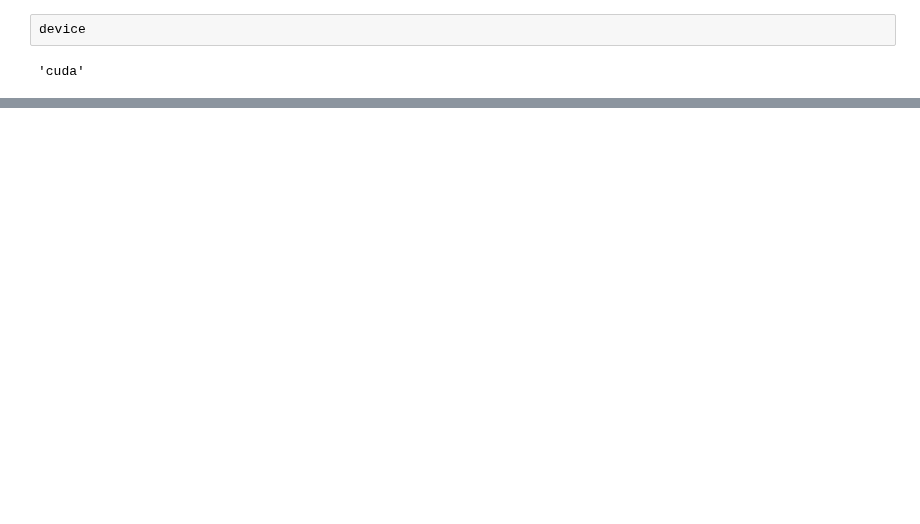
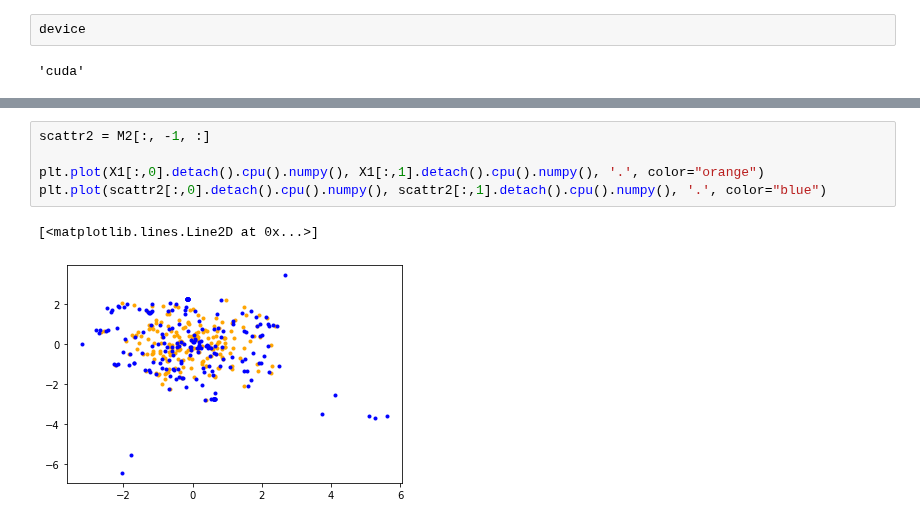
Before and after one commit to franciscovargas/GP_Sinkhorn, a Jupyter notebook: notebooks/2D Toy Data/Circles-GPU.ipynb, the cells around one changed output, grey strips where cells are left out. Drawn from its saved outputs; the diff is of its cells as text; blank space fills up the shorter version.

```diff
--- a/notebooks/2D Toy Data/Circles-GPU.ipynb
+++ b/notebooks/2D Toy Data/Circles-GPU.ipynb
@@ -107,0 +116,8 @@ plot_trajectories_both_3d(M,T, M2, T2)
+# %%
+scattr2 = M2[:, -1, :]
+
+plt.plot(X1[:,0].detach().cpu().numpy(), X1[:,1].detach().cpu().numpy(), '.', color="orange")
+plt.plot(scattr2[:,0].detach().cpu().numpy(), scattr2[:,1].detach().cpu().numpy(), '.', color="blue")
+# %% [output]
+[<matplotlib.lines.Line2D at 0x...>]
+[figure, added]
```
Also changed, not shown: parts of 4 cells of this notebook.
